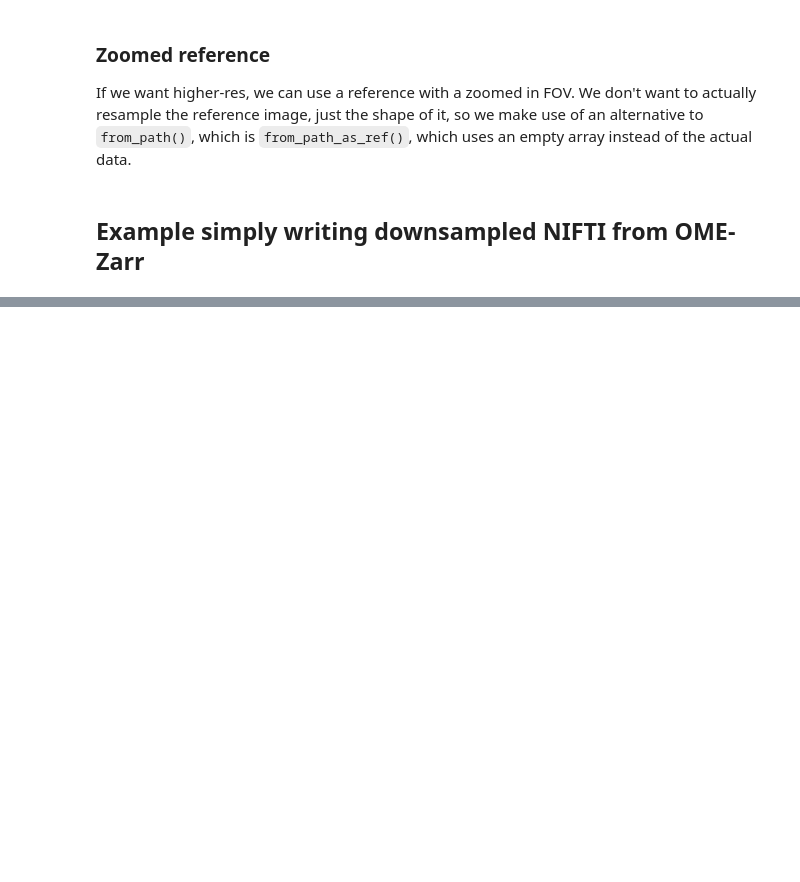
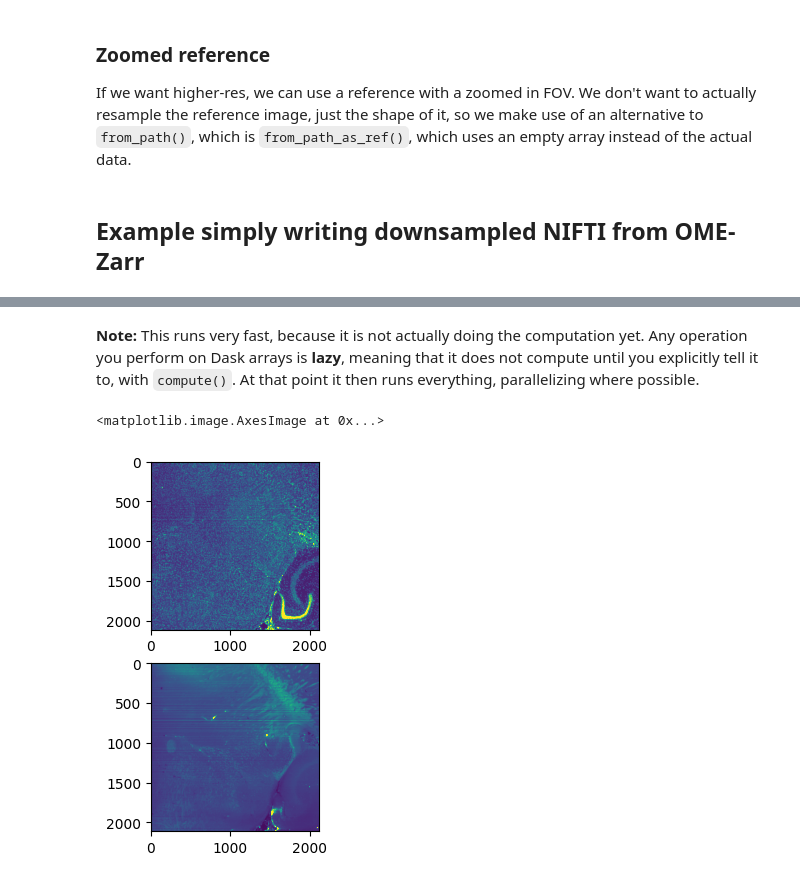
Before and after one commit to khanlab/zarrnii, a Jupyter notebook: notebooks/example_transform.ipynb, the cells around one changed output, grey strips where cells are left out. Drawn from its saved outputs; the diff is of its cells as text; code cells hidden in the pictures; blank space fills up the shorter version.

```diff
--- a/notebooks/example_transform.ipynb
+++ b/notebooks/example_transform.ipynb
@@ -504,0 +176,13 @@ ref_cropped.darr
+# %%
+#have ABAv3 already registered to subject, but in a downsampled space
+#we can use this to get a bounding box, and specify it to be in RAS coordinates
+#so it can be used on the full res OME-Zarr
+subj_dseg='/local/SPIMquant_oznbranch/spimquant/results/sub-o28/micr/sub-o28_sample-brain_acq-prestitched_from-ABAv3_level-5_desc-deform_dseg.nii.gz'
+(bbox_min, bbox_max) = (ZarrNii.from_path(subj_dseg)
+                            .get_bounding_box_around_label(476,ras_coords=True))
+
+#here, we crop with the bbox
+znimg_crop_dg = (ZarrNii.from_path('/cifs/prado/Kate/AK_Pipeline_LSM/spimprep/bids/sub-o28/micr/sub-o28_sample-brain_acq-prestitched_SPIM.ome.zarr',
+                                   level=0,channels=[0,1])
+                        .crop_with_bounding_box(bbox_min,bbox_max,ras_coords=True))
+znimg_crop_dg.darr
@@ -504,0 +196,18 @@ ref_cropped.darr
+# %% [markdown]
+**Note:** This runs very fast, because it is not actually doing the computation yet. Any operation you perform on Dask arrays is **lazy**, meaning that it does not compute until you explicitly tell it to, with `compute()`. At that point it then runs everything, parallelizing where possible.
+# %%
+# the image is still pretty big, so lets just grab a single slice and visualize it
+
+dg_slice = (znimg_crop_dg
+            .crop_with_bounding_box((500,0,0),(501,2112,2112)))
+
+dg_slice_channels = dg_slice.darr.compute()
+# %%
+import matplotlib.pyplot as plt
+plt.subplot(2,1,1)
+plt.imshow(dg_slice_channels[0,:,:,:].squeeze(),clim=(0,1000))
+plt.subplot(2,1,2)
+plt.imshow(dg_slice_channels[1,:,:,:].squeeze(),clim=(0,1000))
+# %% [output]
+<matplotlib.image.AxesImage at 0x...>
+[figure, added]
```
Also changed, not shown: parts of 58 cells of this notebook.
